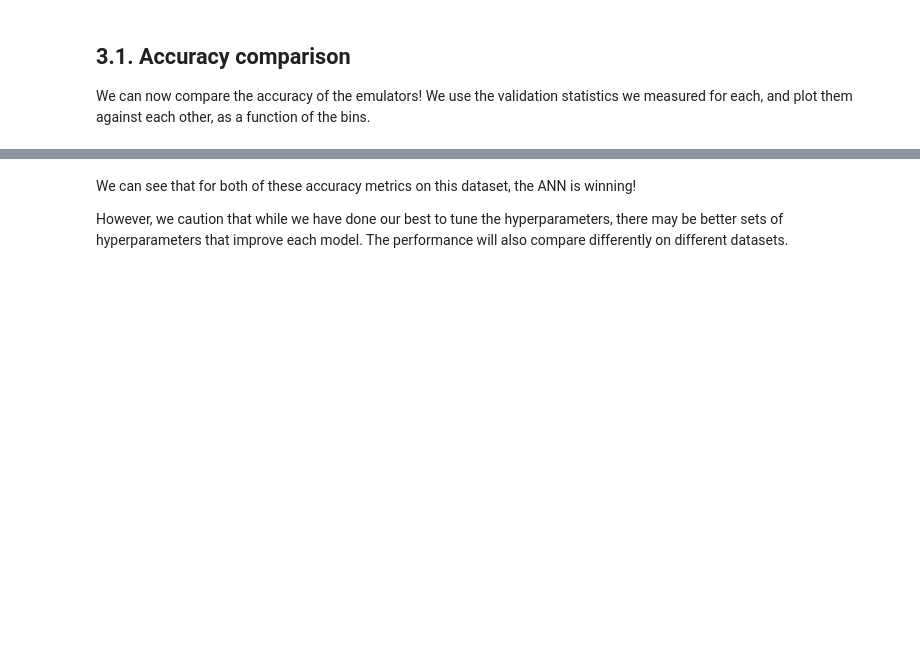
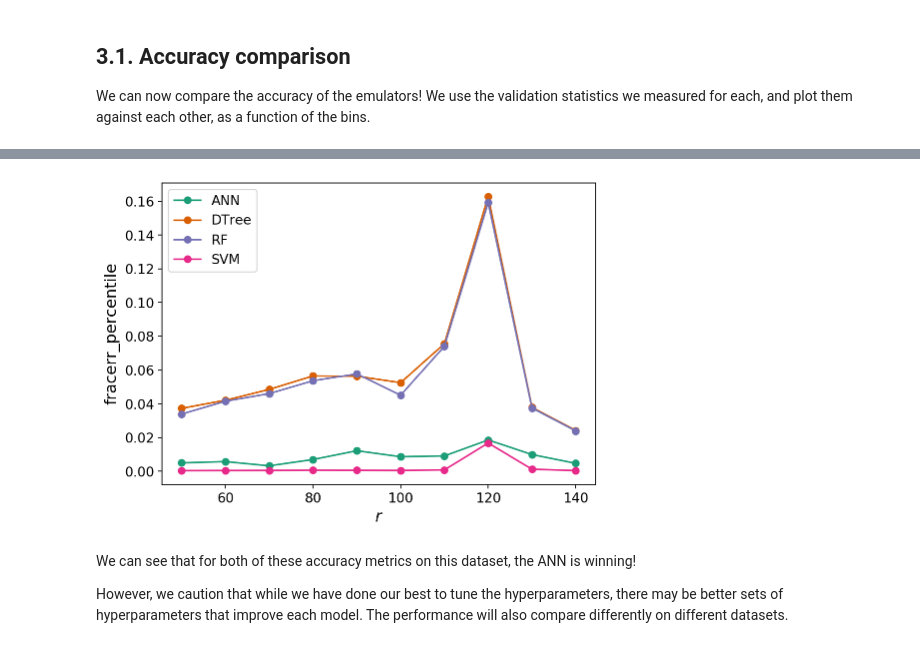
Before and after one commit to kstoreyf/emu-fight, a Jupyter notebook: the_great_emu_fight.ipynb, the cells around one changed output, grey strips where cells are left out. Saved outputs shown, nothing was run; the diff lists cells and outputs as text; code cells hidden in the pictures; blank space fills up the shorter version.

```diff
--- a/the_great_emu_fight.ipynb
+++ b/the_great_emu_fight.ipynb
@@ -234,3 +297,9 @@ emu.plot_accuracy(metric)
+# %%
+metric = "fracerr_percentile"
+emu.test_all(metric)
+emu.plot_accuracy(metric, colors=colors)
+# %% [output]
+[figure, added]
 # %% [markdown]
 We can see that for both of these accuracy metrics on this dataset, the ANN is winning!
 
```
Also changed, not shown: parts of 59 cells of this notebook.
